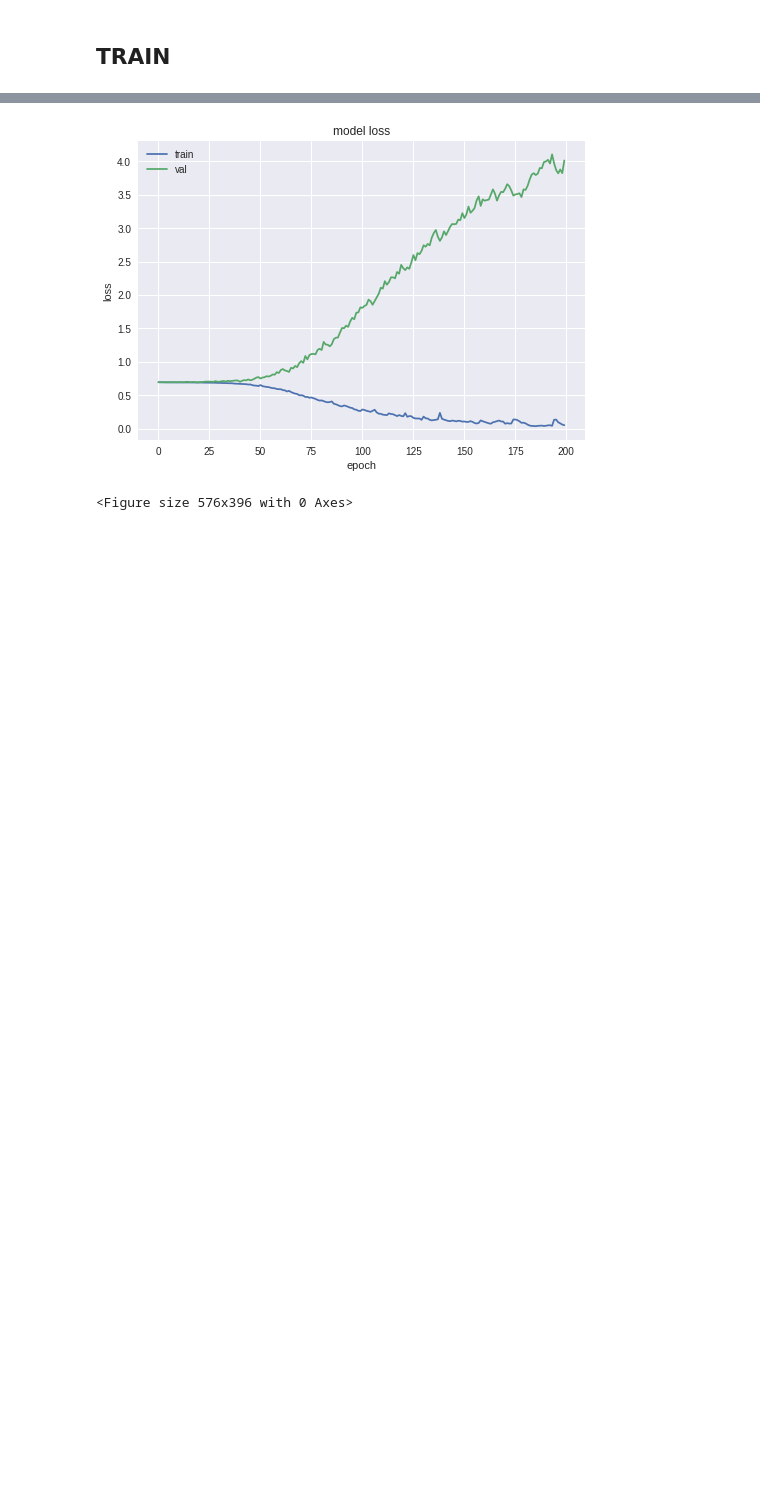
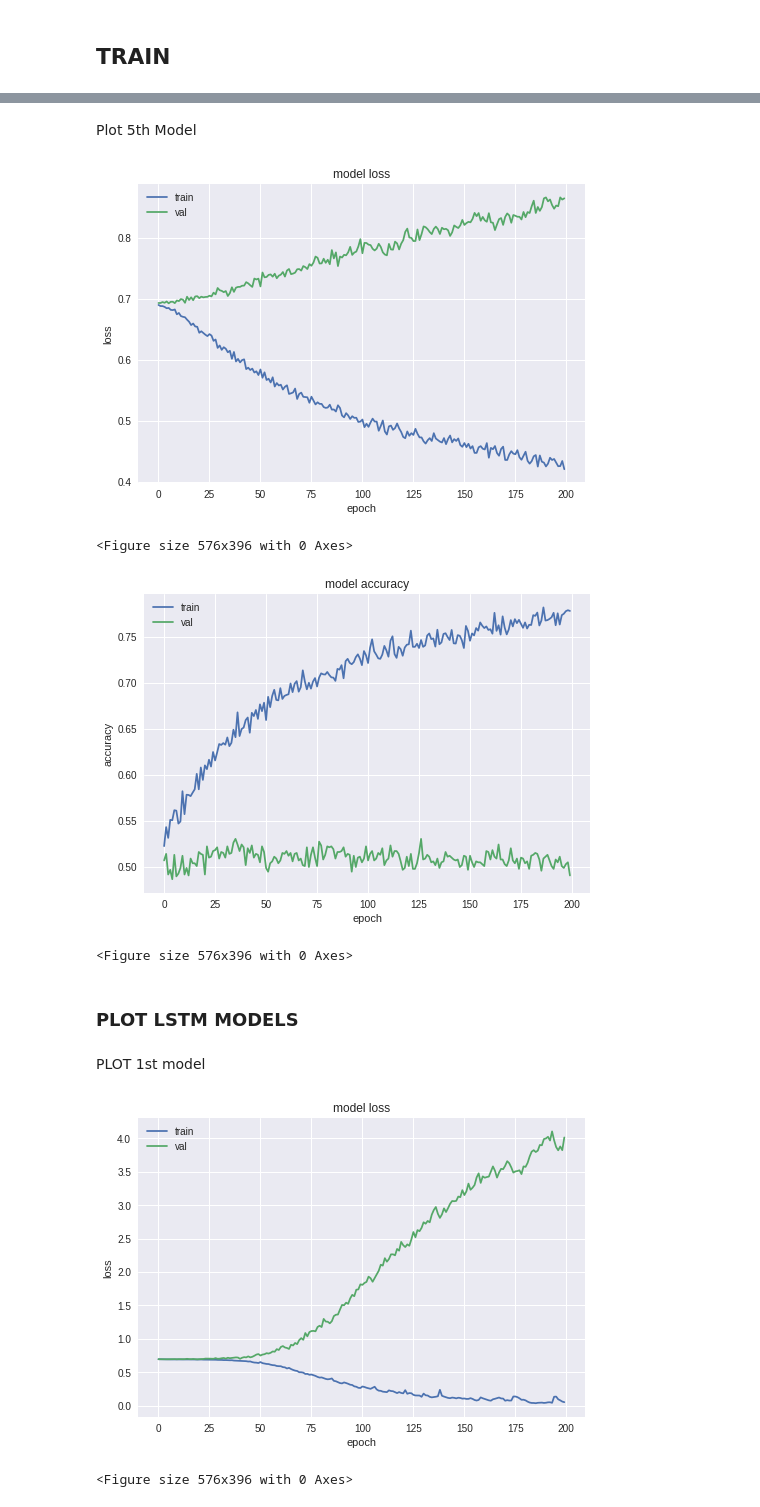
Before and after one commit to polinominom/deep_learning_exercises, a Jupyter notebook: tensorflow/timeseries_forecasting_exercises/daily_data_fx_forecast.ipynb, the cells around one changed output, grey strips where cells are left out. Drawn from its saved outputs; the diff is of its cells as text; code cells hidden in the pictures; blank space fills up the shorter version.

```diff
--- a/tensorflow/timeseries_forecasting_exercises/daily_data_fx_forecast.ipynb
+++ b/tensorflow/timeseries_forecasting_exercises/daily_data_fx_forecast.ipynb
@@ -539,0 +756,12 @@ model_3.compile(optimizer=opt, loss=loss_func, metrics=[metric])
+# %%
+# TRAIN
+# epochs= 100 normally
+# batch_size = 128
+history_5 = model_5.fit(
+            X_train,
+            Y_train,
+            epochs = 200,
+            batch_size = BATCH_SIZE,
+            verbose=1,
+            validation_data=(X_val, Y_val),
+            callbacks=[reduce_lr, checkpointer])
@@ -603,3 +924,42 @@ Epoch 01000: val_loss did not improve from 0.69288
+# %% [markdown]
+Plot 5th Model
+# %%
+# PLOT
+plt.figure()
+plt.plot(history_5.history['loss'])
+plt.plot(history_5.history['val_loss'])
+plt.title('model loss')
+plt.ylabel('loss')
+plt.xlabel('epoch')
+plt.legend(['train', 'val'], loc='best')
+plt.show()
+
+fp = save_folder + 'model_5:loss:e:500:opt:adam.png'
+plt.savefig(fp)
+
+plt.figure()
+plt.plot(history_5.history['categorical_accuracy'])
+plt.plot(history_5.history['val_categorical_accuracy'])
+plt.title('model accuracy')
+plt.ylabel('accuracy')
+plt.xlabel('epoch')
+plt.legend(['train', 'val'], loc='best')
+plt.show()
+
+fp = save_folder + 'model_5:acc:e:500:opt:adam.png'
+plt.savefig(fp)
+
+#
+# RESULT: BAD PLOTS --- overfitting
+# %% [output]
+[figure, added]
+<Figure size 576x396 with 0 Axes>
+[figure, added]
+<Figure size 576x396 with 0 Axes>
+# %% [markdown]
+### PLOT LSTM MODELS
+# %% [markdown]
+PLOT 1st model
 # %%
 # PLOT
 plt.figure()
```
Also changed, not shown: parts of 37 cells of this notebook.
